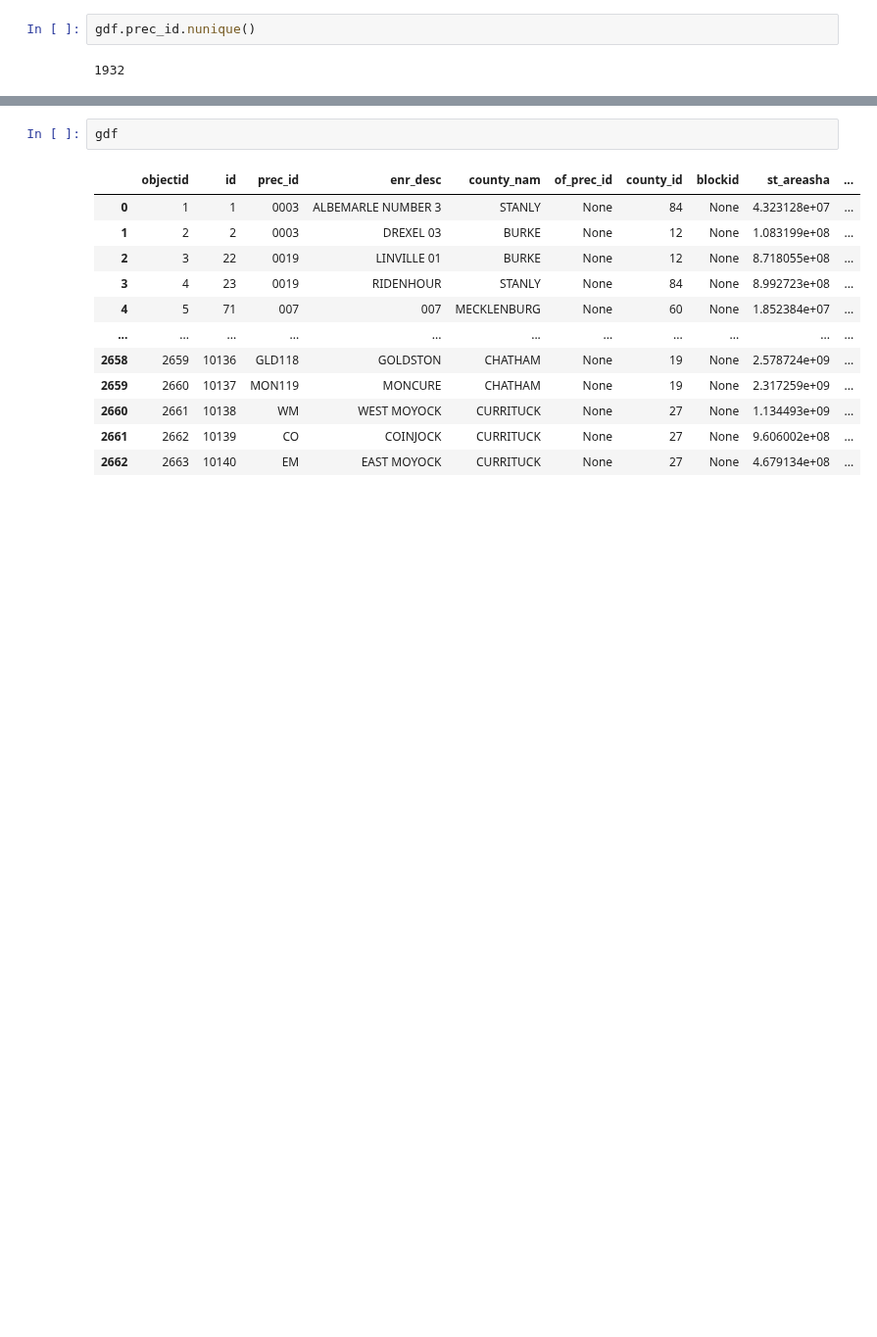
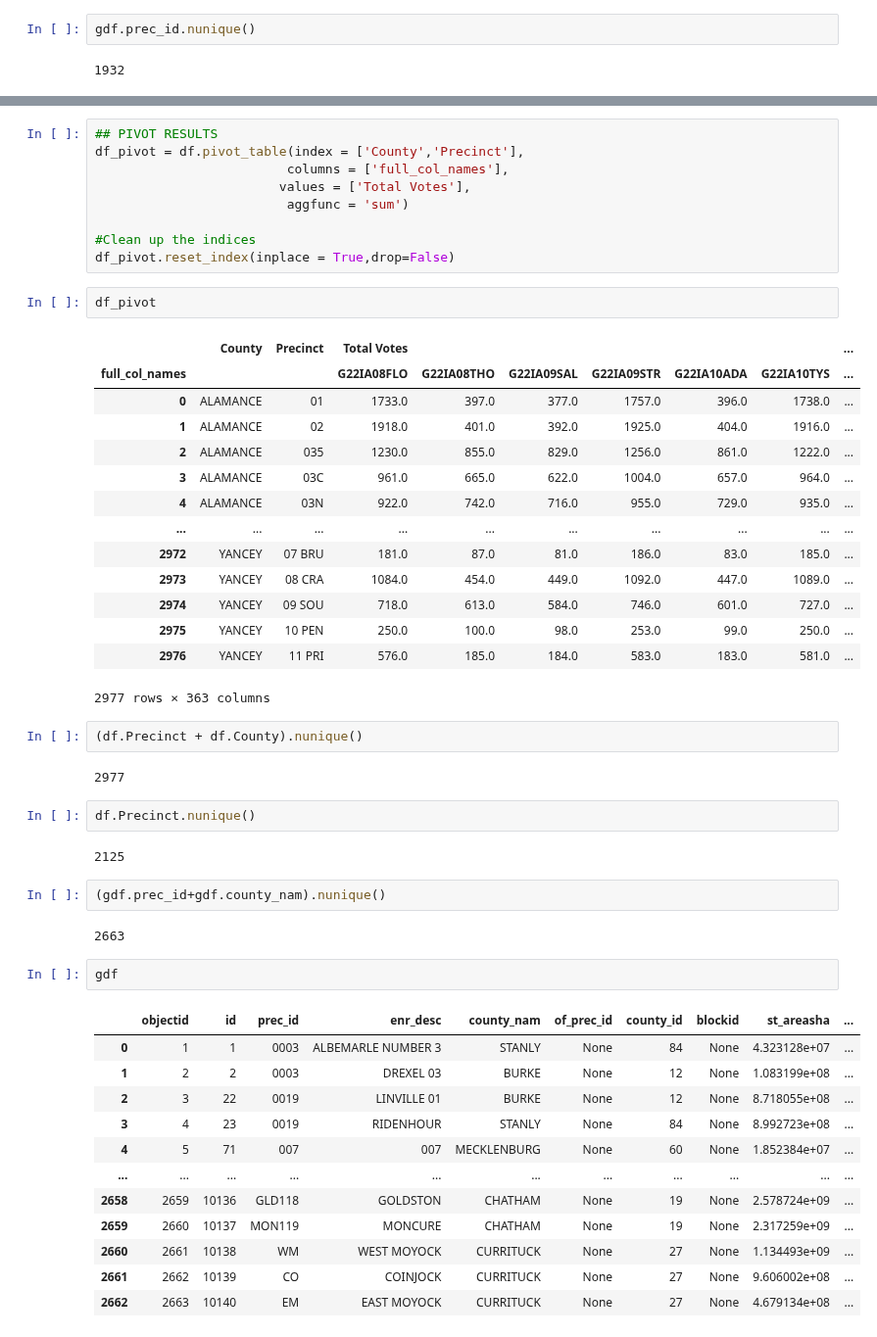
Before and after one commit to nonpartisan-redistricting-datahub/pber_collection, a Jupyter notebook: NC/2022/nc_election_results.ipynb, the cells around one changed output, grey strips where cells are left out. Shown at 98% size. Saved outputs shown, nothing was run; the diff lists cells and outputs as text; blank space fills up the shorter version.

Commit message:
column name cleaning and naming and start pivot process - more cleaning needed and precinct cleaning for join

```diff
--- a/NC/2022/nc_election_results.ipynb
+++ b/NC/2022/nc_election_results.ipynb
@@ -119,3 +156,41 @@ gdf.prec_id.nunique()
+# %%
+## PIVOT RESULTS
+df_pivot = df.pivot_table(index = ['County','Precinct'],
+                         columns = ['full_col_names'],
+                        values = ['Total Votes'],
+                         aggfunc = 'sum')
+
+#Clean up the indices
+df_pivot.reset_index(inplace = True,drop=False)
+# %%
+df_pivot
+# %% [output]
+|  | County | Precinct | Total Votes |  |  |  |  |  | ... |
+| full_col_names |  |  | G22IA08FLO | G22IA08THO | G22IA09SAL | G22IA09STR | G22IA10ADA | G22IA10TYS | ... |
+| 0 | ALAMANCE | 01 | 1733.0 | 397.0 | 377.0 | 1757.0 | 396.0 | 1738.0 | ... |
+| 1 | ALAMANCE | 02 | 1918.0 | 401.0 | 392.0 | 1925.0 | 404.0 | 1916.0 | ... |
+| 2 | ALAMANCE | 035 | 1230.0 | 855.0 | 829.0 | 1256.0 | 861.0 | 1222.0 | ... |
+| 3 | ALAMANCE | 03C | 961.0 | 665.0 | 622.0 | 1004.0 | 657.0 | 964.0 | ... |
+| 4 | ALAMANCE | 03N | 922.0 | 742.0 | 716.0 | 955.0 | 729.0 | 935.0 | ... |
+| ... | ... | ... | ... | ... | ... | ... | ... | ... | ... |
+| 2972 | YANCEY | 07 BRU | 181.0 | 87.0 | 81.0 | 186.0 | 83.0 | 185.0 | ... |
+| 2973 | YANCEY | 08 CRA | 1084.0 | 454.0 | 449.0 | 1092.0 | 447.0 | 1089.0 | ... |
+| 2974 | YANCEY | 09 SOU | 718.0 | 613.0 | 584.0 | 746.0 | 601.0 | 727.0 | ... |
+| 2975 | YANCEY | 10 PEN | 250.0 | 100.0 | 98.0 | 253.0 | 99.0 | 250.0 | ... |
+| 2976 | YANCEY | 11 PRI | 576.0 | 185.0 | 184.0 | 583.0 | 183.0 | 581.0 | ... |
+2977 rows × 363 columns
+# %%
+(df.Precinct + df.County).nunique()
+# %% [output]
+2977
+# %%
+df.Precinct.nunique()
+# %% [output]
+2125
+# %%
+(gdf.prec_id+gdf.county_nam).nunique()
+# %% [output]
+2663
 # %%
 gdf
 # %% [output]
```
Also changed, not shown: parts of 34 cells of this notebook.
